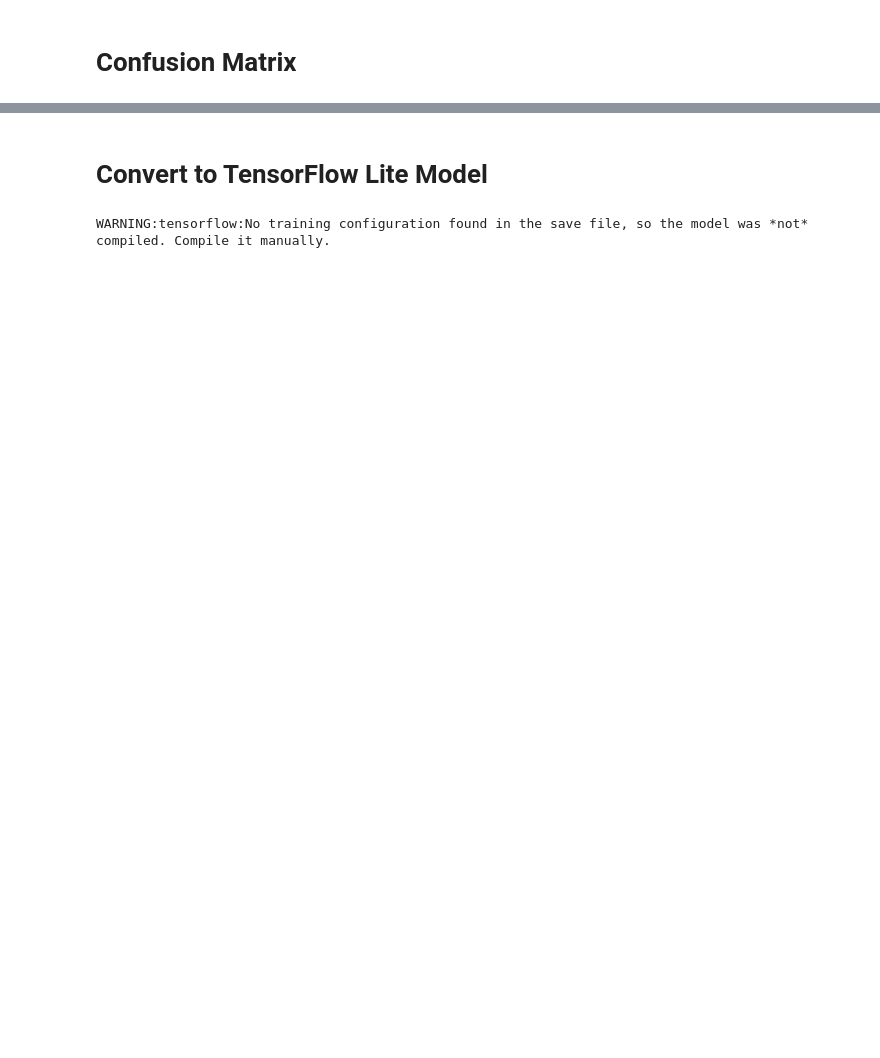
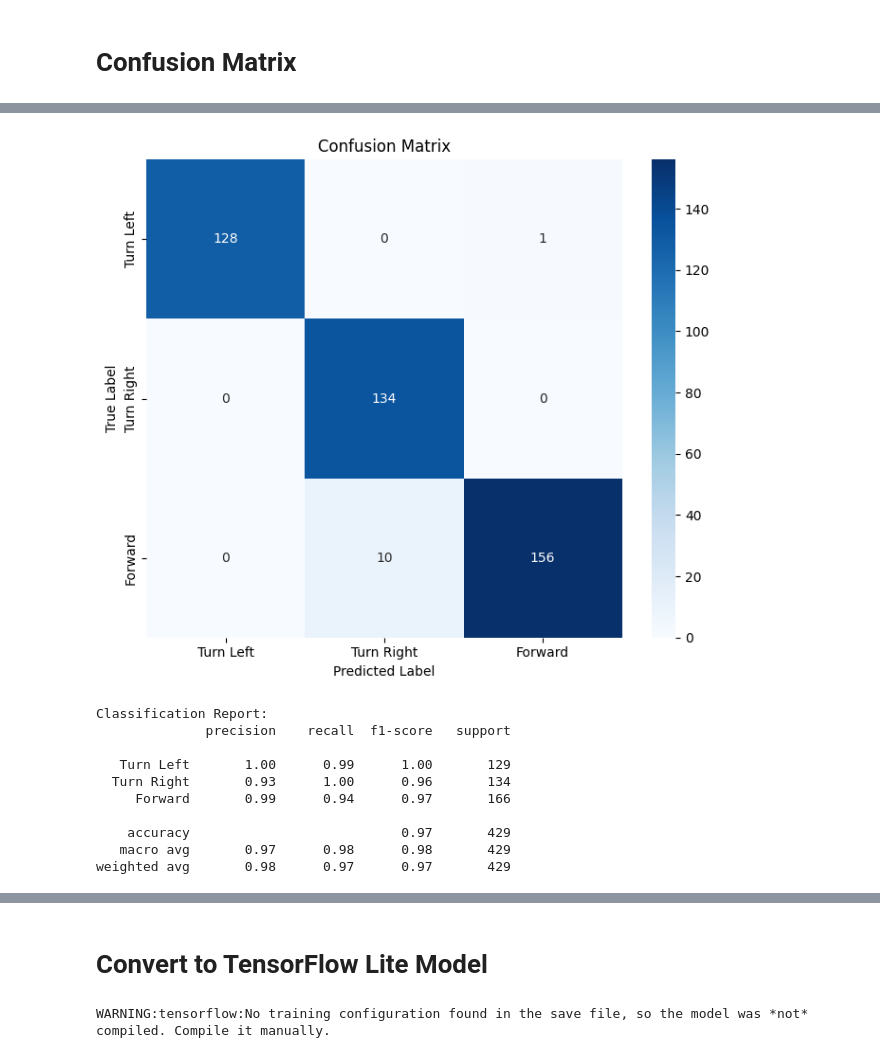
Before and after one commit to yunusdanabas/hand_steer_sim, a Jupyter notebook: hand_steer_sim/model/steering_mode/notebooks/point_history_classification.ipynb, the cells around one changed output, grey strips where cells are left out. Cells and saved outputs as stored; diff of their text form; code cells hidden in the pictures; blank space fills up the shorter version.

```diff
--- a/hand_steer_sim/model/steering_mode/notebooks/point_history_classification.ipynb
+++ b/hand_steer_sim/model/steering_mode/notebooks/point_history_classification.ipynb
@@ -252,2 +263,42 @@ print(np.argmax(np.squeeze(predict_result)))
 # %% [markdown]
 # Confusion Matrix
+# %%
+import pandas as pd
+import seaborn as sns
+import matplotlib.pyplot as plt
+from sklearn.metrics import confusion_matrix, classification_report
+
+def print_confusion_matrix(y_true, y_pred, class_labels=None, report=True):
+    # Get sorted unique class IDs
+    classes = sorted(list(set(y_true)))
+
+    # Optionally map class IDs to names
+    if class_labels:
+        row_labels = [class_labels[c] for c in classes]
+        col_labels = [class_labels[c] for c in classes]
+    else:
+        row_labels = col_labels = classes
+
+    # Compute confusion matrix
+    cmx_data = confusion_matrix(y_true, y_pred, labels=classes)
+    df_cmx = pd.DataFrame(cmx_data, index=row_labels, columns=col_labels)
+
+    # Plot heatmap
+    fig, ax = plt.subplots(figsize=(7, 6))
+    sns.heatmap(df_cmx, annot=True, fmt='g', square=False, cmap="Blues")
+    ax.set_xlabel("Predicted Label")
+    ax.set_ylabel("True Label")
+    ax.set_ylim(len(classes), 0)
+    plt.title("Confusion Matrix")
+    plt.tight_layout()
+    plt.show()
+
+    if report:
+        print("Classification Report:")
+        print(classification_report(y_true, y_pred, target_names=row_labels if class_labels else None))
+
+Y_pred = model.predict(X_test)
+y_pred = np.argmax(Y_pred, axis=1)
+
+print_confusion_matrix(y_test, y_pred, class_labels=labels)
+# %% [output]
@@ -254,3 +306,14 @@ print(np.argmax(np.squeeze(predict_result)))
+[figure, added]
+Classification Report:
+              precision    recall  f1-score   support
+
+   Turn Left       1.00      0.99      1.00       129
+  Turn Right       0.93      1.00      0.96       134
+     Forward       0.99      0.94      0.97       166
+
+    accuracy                           0.97       429
+   macro avg       0.97      0.98      0.98       429
+weighted avg       0.98      0.97      0.97       429
 # %%
 import pandas as pd
 import seaborn as sns
```
Also changed, not shown: parts of 16 cells of this notebook, 12 other files.
